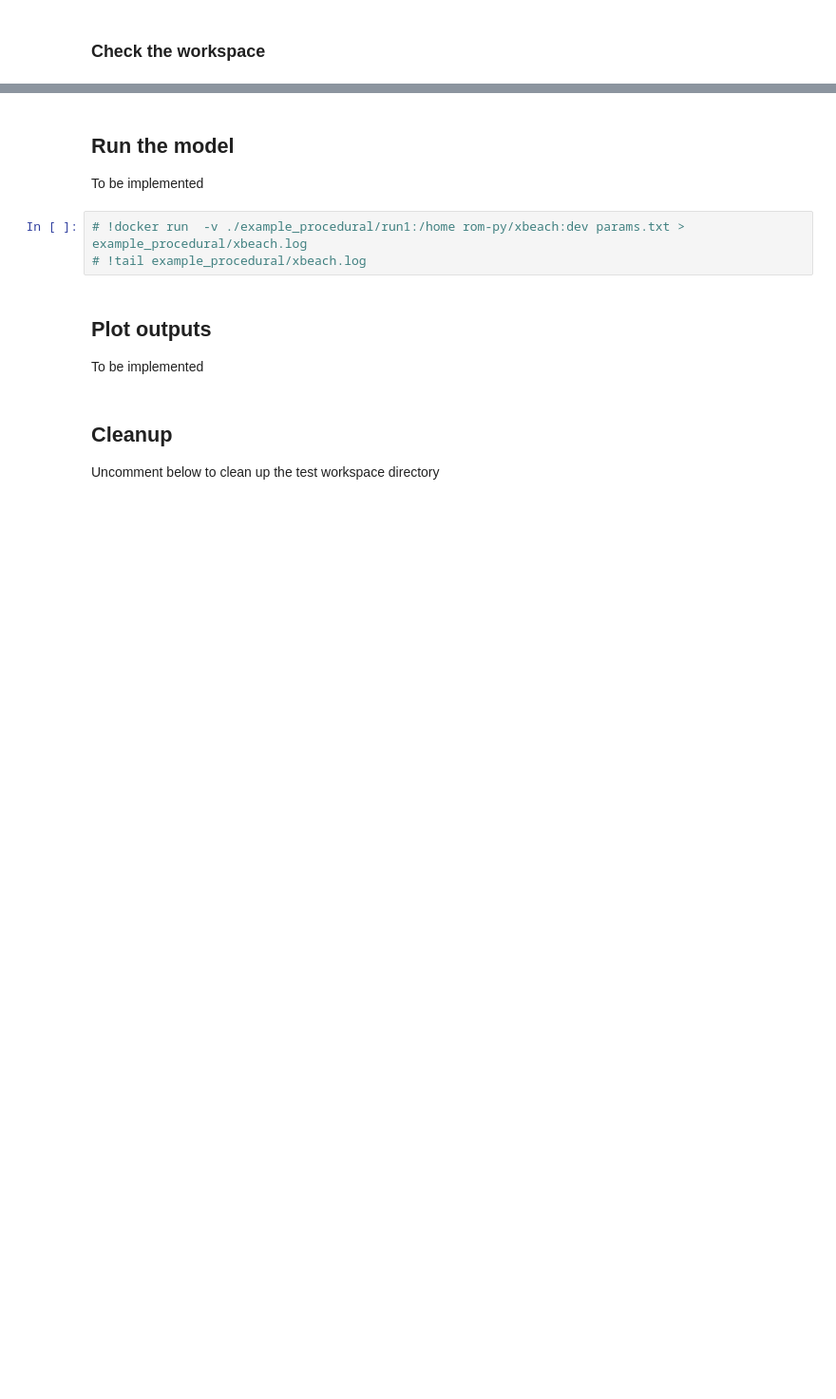
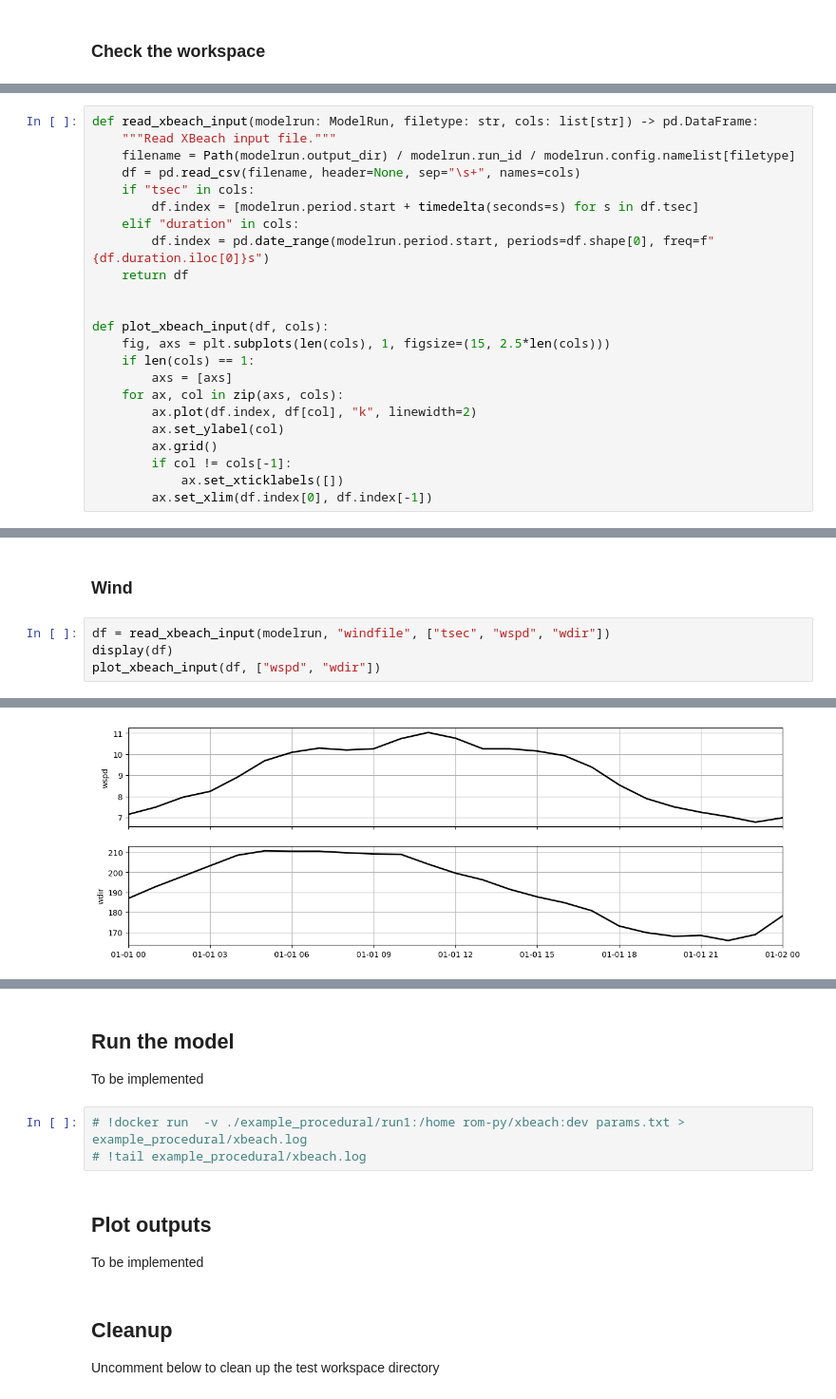
Before and after one commit to rom-py/rompy-notebooks, a Jupyter notebook: notebooks/xbeach/example_procedural.ipynb, the cells around one changed output, grey strips where cells are left out. Shown at 95% size. Saved outputs shown, nothing was run; the diff lists cells and outputs as text; blank space fills up the shorter version.

```diff
--- a/notebooks/xbeach/example_procedural.ipynb
+++ b/notebooks/xbeach/example_procedural.ipynb
@@ -358,0 +501,23 @@ zs
+# %%
+def read_xbeach_input(modelrun: ModelRun, filetype: str, cols: list[str]) -> pd.DataFrame:
+    """Read XBeach input file."""
+    filename = Path(modelrun.output_dir) / modelrun.run_id / modelrun.config.namelist[filetype]
+    df = pd.read_csv(filename, header=None, sep="\s+", names=cols)
+    if "tsec" in cols:
+        df.index = [modelrun.period.start + timedelta(seconds=s) for s in df.tsec]
+    elif "duration" in cols:
+        df.index = pd.date_range(modelrun.period.start, periods=df.shape[0], freq=f"{df.duration.iloc[0]}s")
+    return df
+
+
+def plot_xbeach_input(df, cols):
+    fig, axs = plt.subplots(len(cols), 1, figsize=(15, 2.5*len(cols)))
+    if len(cols) == 1:
+        axs = [axs]
+    for ax, col in zip(axs, cols):
+        ax.plot(df.index, df[col], "k", linewidth=2)
+        ax.set_ylabel(col)
+        ax.grid()
+        if col != cols[-1]:
+            ax.set_xticklabels([])
+        ax.set_xlim(df.index[0], df.index[-1])
@@ -358,0 +560,7 @@ zs
+# %% [markdown]
+### Wind
+# %%
+df = read_xbeach_input(modelrun, "windfile", ["tsec", "wspd", "wdir"])
+display(df)
+plot_xbeach_input(df, ["wspd", "wdir"])
+# %% [output]
@@ -358,0 +584 @@ zs
+[figure, added]
```
Also changed, not shown: parts of 31 cells of this notebook.
